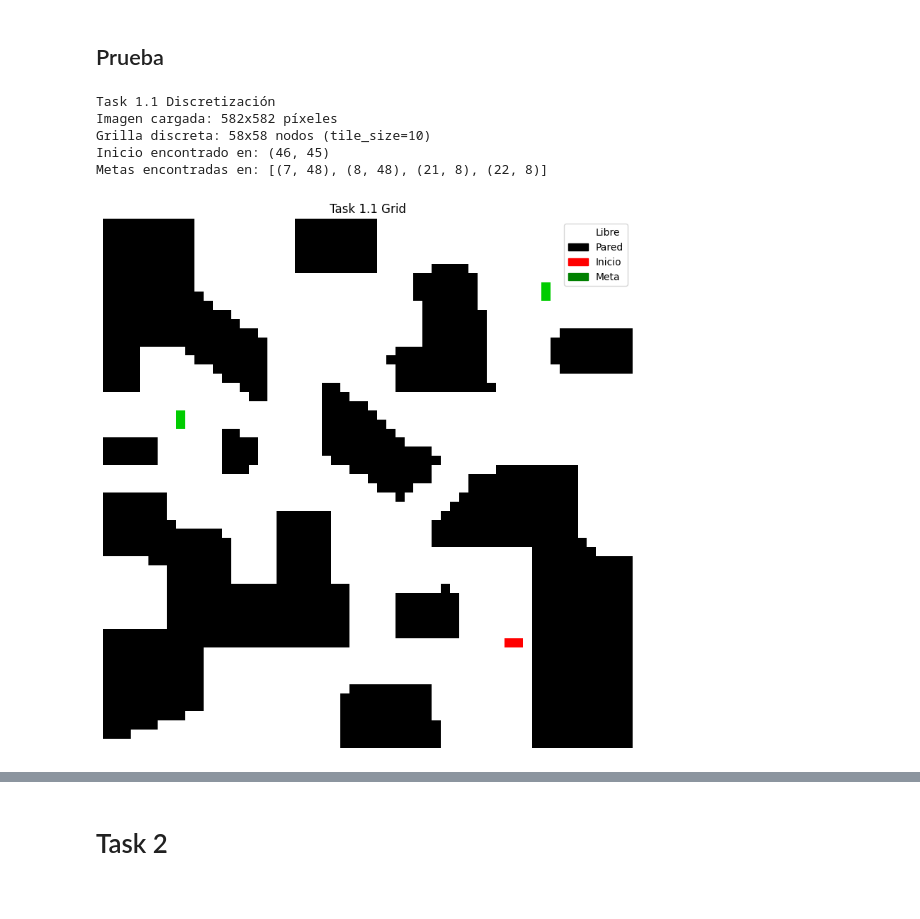
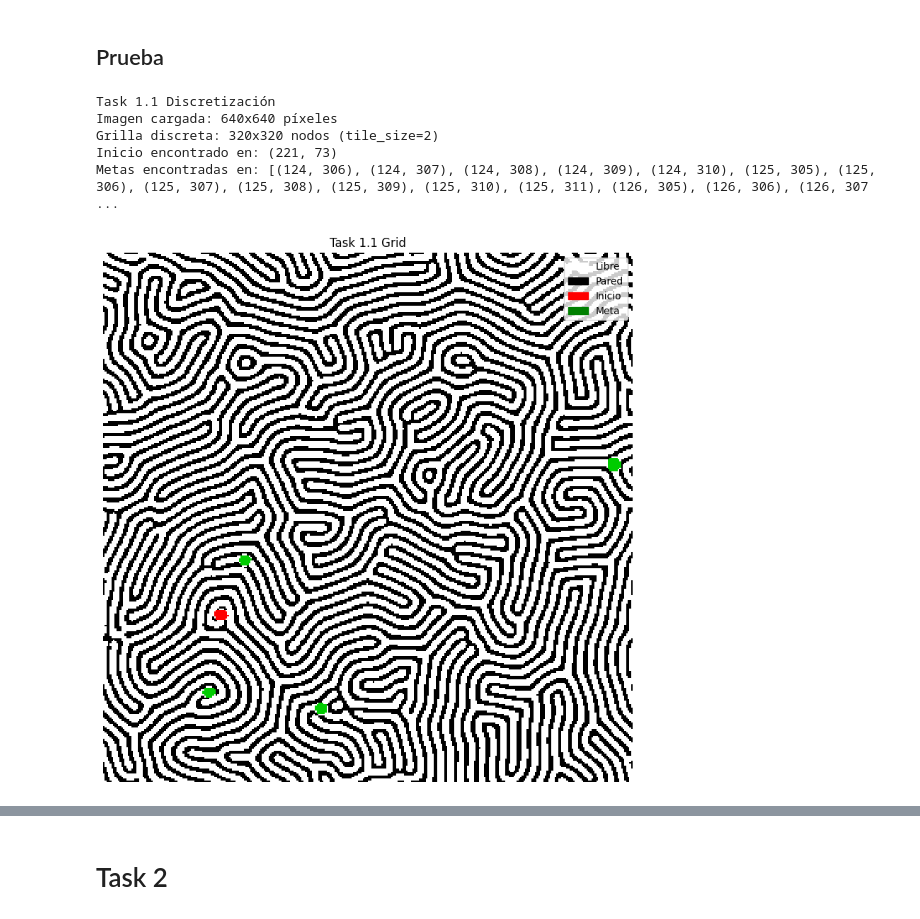
Before and after one commit to Branuvg/AI_PROY1, a Jupyter notebook: project1.ipynb, the cells around one changed output, grey strips where cells are left out. Saved outputs shown, nothing was run; the diff lists cells and outputs as text; code cells hidden in the pictures.

Commit message:
test turing

```diff
--- a/project1.ipynb
+++ b/project1.ipynb
@@ -417,19 +417,19 @@ def visualize_path_on_image(img_array: np.ndarray, path: list, tile_size: int, t
 # %% [markdown]
 ## Prueba
 # %%
-TILE_SIZE = 10  # Tamaño del tile en píxeles
-IMAGE_PATH = "imagenes/Test.bmp"
+TILE_SIZE = 2  # Tamaño del tile en píxeles
+IMAGE_PATH = "imagenes/turing.bmp"
 
 print("Task 1.1 Discretización")
 grid, start, goals, img_array = discretize_image(IMAGE_PATH, tile_size=TILE_SIZE)
 visualize_grid(grid, title="Task 1.1 Grid")
 # %% [output]
 Task 1.1 Discretización
-Imagen cargada: 582x582 píxeles
-Grilla discreta: 58x58 nodos (tile_size=10)
-Inicio encontrado en: (46, 45)
-Metas encontradas en: [(7, 48), (8, 48), (21, 8), (22, 8)]
+Imagen cargada: 640x640 píxeles
+Grilla discreta: 320x320 nodos (tile_size=2)
+Inicio encontrado en: (221, 73)
+Metas encontradas en: [(124, 306), (124, 307), (124, 308), (124, 309), (124, 310), (125, 305), (125, 306), (125, 307), (125, 308), (125, 309), (125, 310), (125, 311), (126, 305), (126, 306), (126, 307 ...
-[figure, old version]
+[figure, new version]
 # %%
 print("TASK 1.2 BFS y DFS")
 
```
Also changed, not shown: parts of 2 cells of this notebook.
